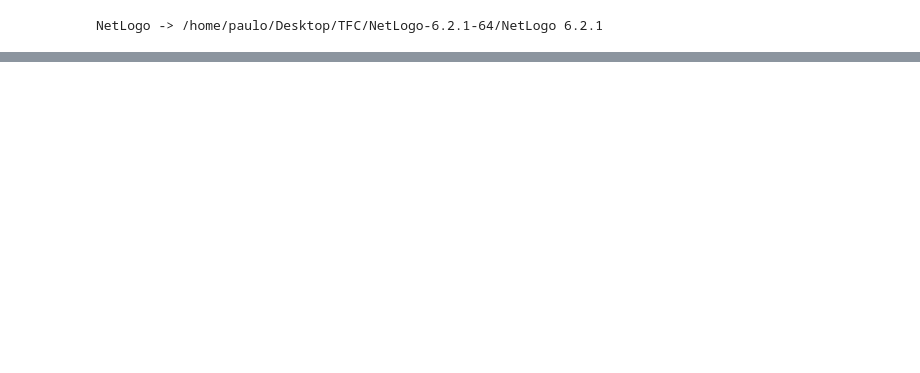
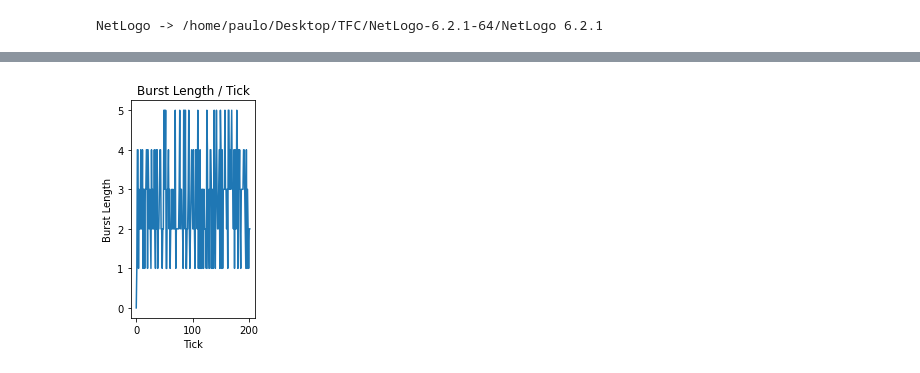
Before and after one commit to DEISI-ULHT-TFC-2021-22/TFC-DEISI258-Modelamento-multi-agente-de-intera-es-em-grupos-sociais, a Jupyter notebook: pynetlogo_ku.ipynb, the cells around one changed output, grey strips where cells are left out. Drawn from its saved outputs; the diff is of its cells as text; code cells hidden in the pictures; blank space fills up the shorter version.

```diff
--- a/pynetlogo_ku.ipynb
+++ b/pynetlogo_ku.ipynb
@@ -112,0 +224,4 @@ gen_graph(nd_array_to_compats(report))
+# %%
+plot_nd_arr(netlogo.report("burst-length-report"), ylabel="Burst Length", type="line")
+# %% [output]
+[figure, added]
```
Also changed, not shown: parts of 14 cells of this notebook.
